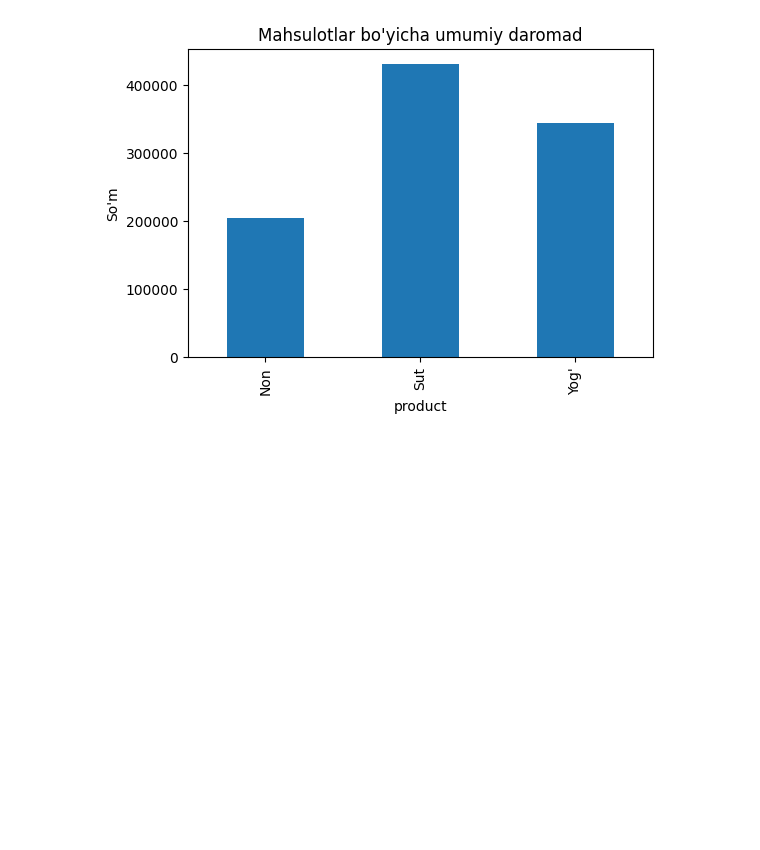
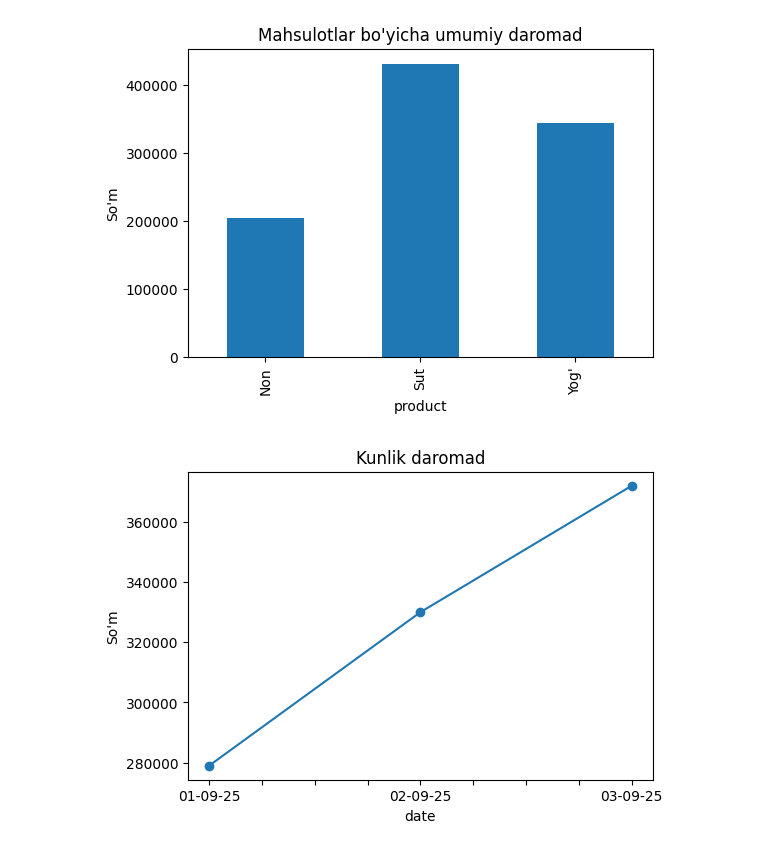
Before and after one commit to AkhrorKhasanov/DataScience, a Jupyter notebook: Sales/sales_analytics.ipynb, the cells around one changed output. Drawn from its saved outputs; the diff is of its cells as text; code cells hidden in the pictures; blank space fills up the shorter version.

```diff
--- a/Sales/sales_analytics.ipynb
+++ b/Sales/sales_analytics.ipynb
@@ -52,4 +52,8 @@ plt.show()
 [figure]
 # %%
 # Grafik 2: Kunlik daromad
-daily_revenue.plot(kind="line", marker='o')
+daily_revenue.plot(kind="line", marker='o', figsize=(6, 4), title="Kunlik daromad")
+plt.ylabel("So'm")
+plt.show()
+# %% [output]
+[figure, added]
```
